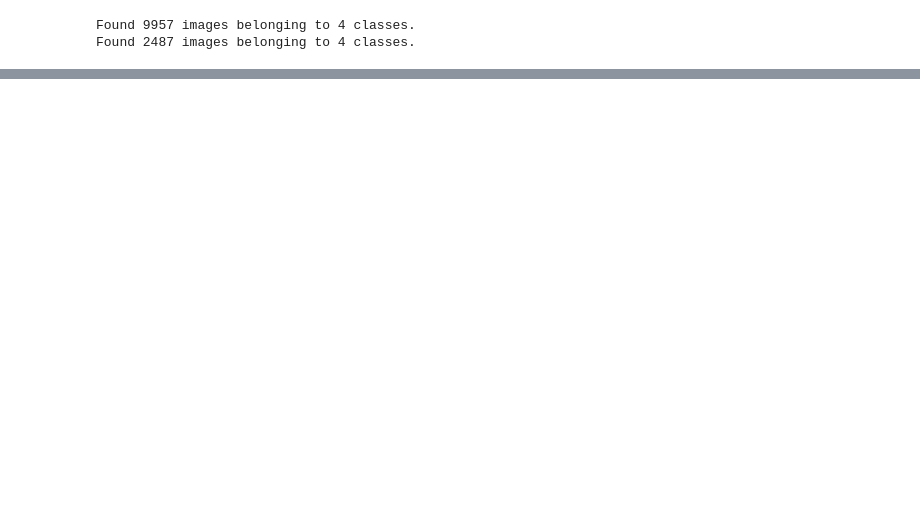
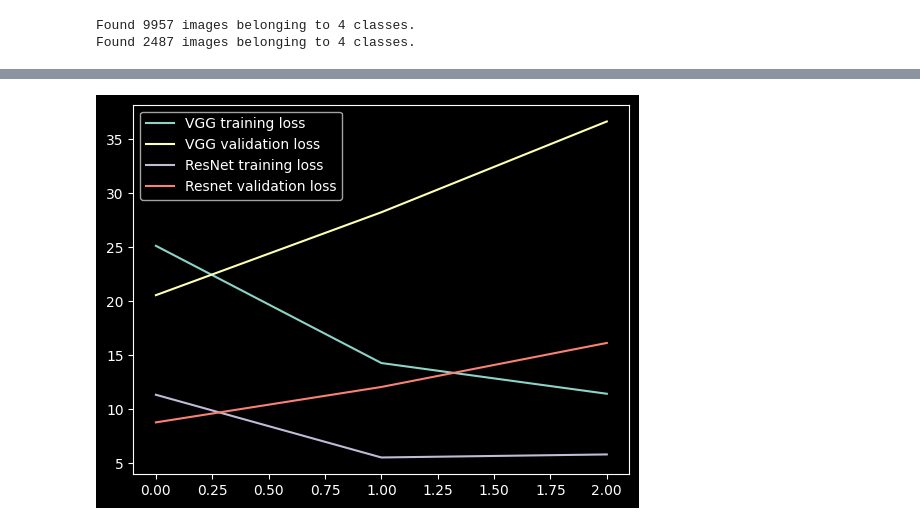
Before and after one commit to NathanTouboul/VGG-ResNET-BloodCells-Classification, a Jupyter notebook: bloodcells_classification.ipynb, the cells around one changed output, grey strips where cells are left out. Drawn from its saved outputs; the diff is of its cells as text; code cells hidden in the pictures; blank space fills up the shorter version.

```diff
--- a/bloodcells_classification.ipynb
+++ b/bloodcells_classification.ipynb
@@ -47,6 +101,6 @@ plt.show()
 # Configuration
 
 IMAGE_SIZE  = list(random_image.size)
-EPOCHS      = 16
-BATCH_SIZE  = 32
+EPOCHS      = 25
+BATCH_SIZE  = 128
 # %% [markdown]
@@ -141,0 +218,27 @@ KeyboardInterrupt:
+# %%
+# Train models
+with strategy.scope():
+
+    vgg_history = vgg_model.fit(
+        train_generator,
+        validation_data=valid_generator,
+        epochs=EPOCHS,
+        steps_per_epoch=len(train_image_files) // BATCH_SIZE,
+        validation_steps = len(valid_image_files) // BATCH_SIZE,
+        verbose=1,
+        callbacks=[
+           tf.keras.callbacks.EarlyStopping(monitor='val_loss', patience=5)
+        ]
+    )
+
+    resnet_history = resnet_model.fit(
+        train_generator,
+        validation_data=valid_generator,
+        epochs=EPOCHS,
+        steps_per_epoch=len(train_image_files) // BATCH_SIZE,
+        validation_steps = len(valid_image_files) // BATCH_SIZE,
+        verbose=1,
+        callbacks=[
+           tf.keras.callbacks.EarlyStopping(monitor='val_loss', patience=5)
+        ]
+    )
@@ -167,7 +316,11 @@ print(confusion_valid)
 # %%
-# plotting loss
-plt.plot(r.history['loss'], label='training loss')
-plt.plot(r.history['val_loss'], label='validation loss')
+# plotting losses
+plt.plot(vgg_history.history['loss'], label='VGG training loss')
+plt.plot(vgg_history.history['val_loss'], label='VGG validation loss')
+plt.plot(resnet_history.history['loss'], label='ResNet training loss')
+plt.plot(resnet_history.history['val_loss'], label='Resnet validation loss')
 plt.legend()
 plt.show()
+# %% [output]
+[figure, added]
 # %%
```
Also changed, not shown: parts of 15 cells of this notebook.
